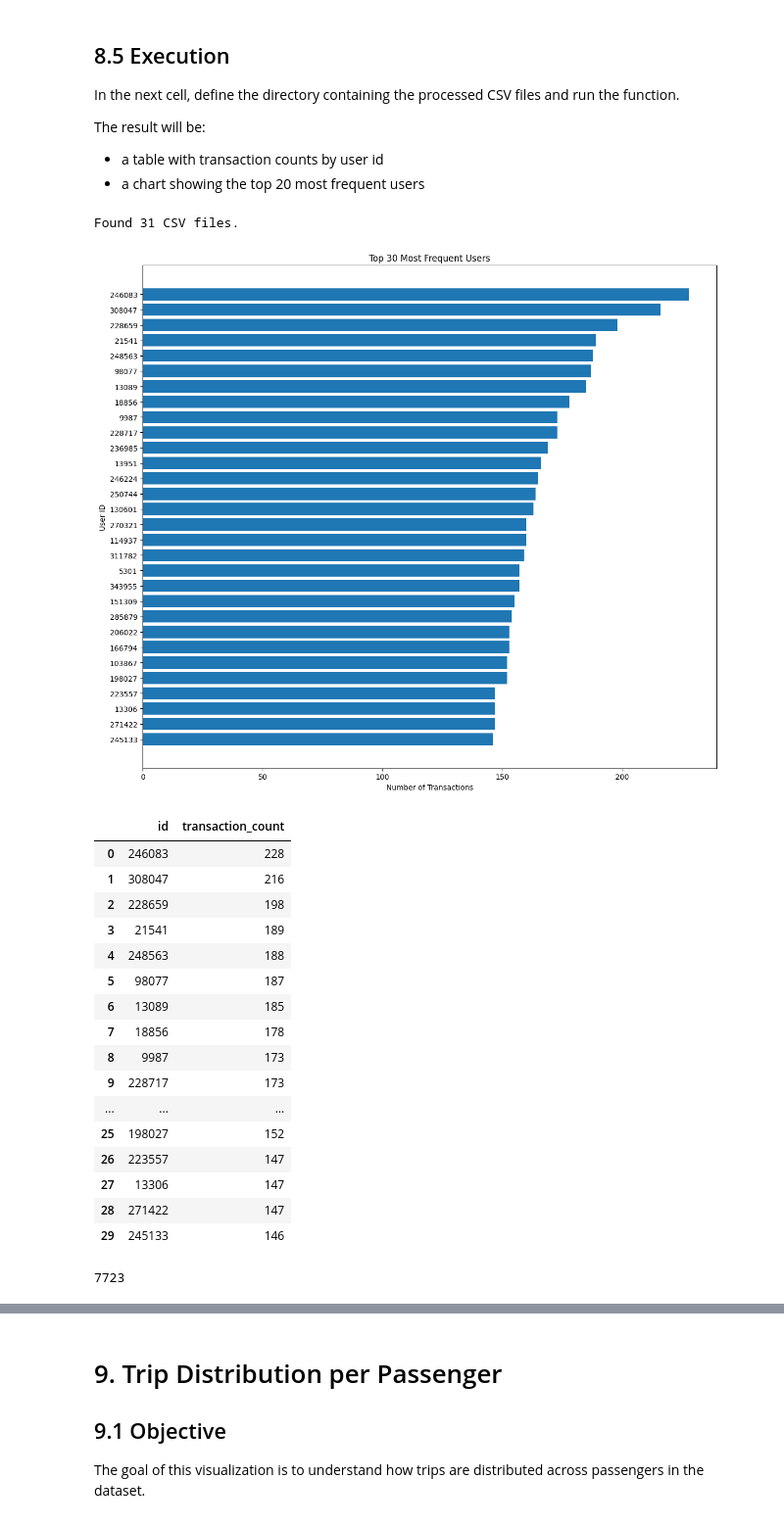
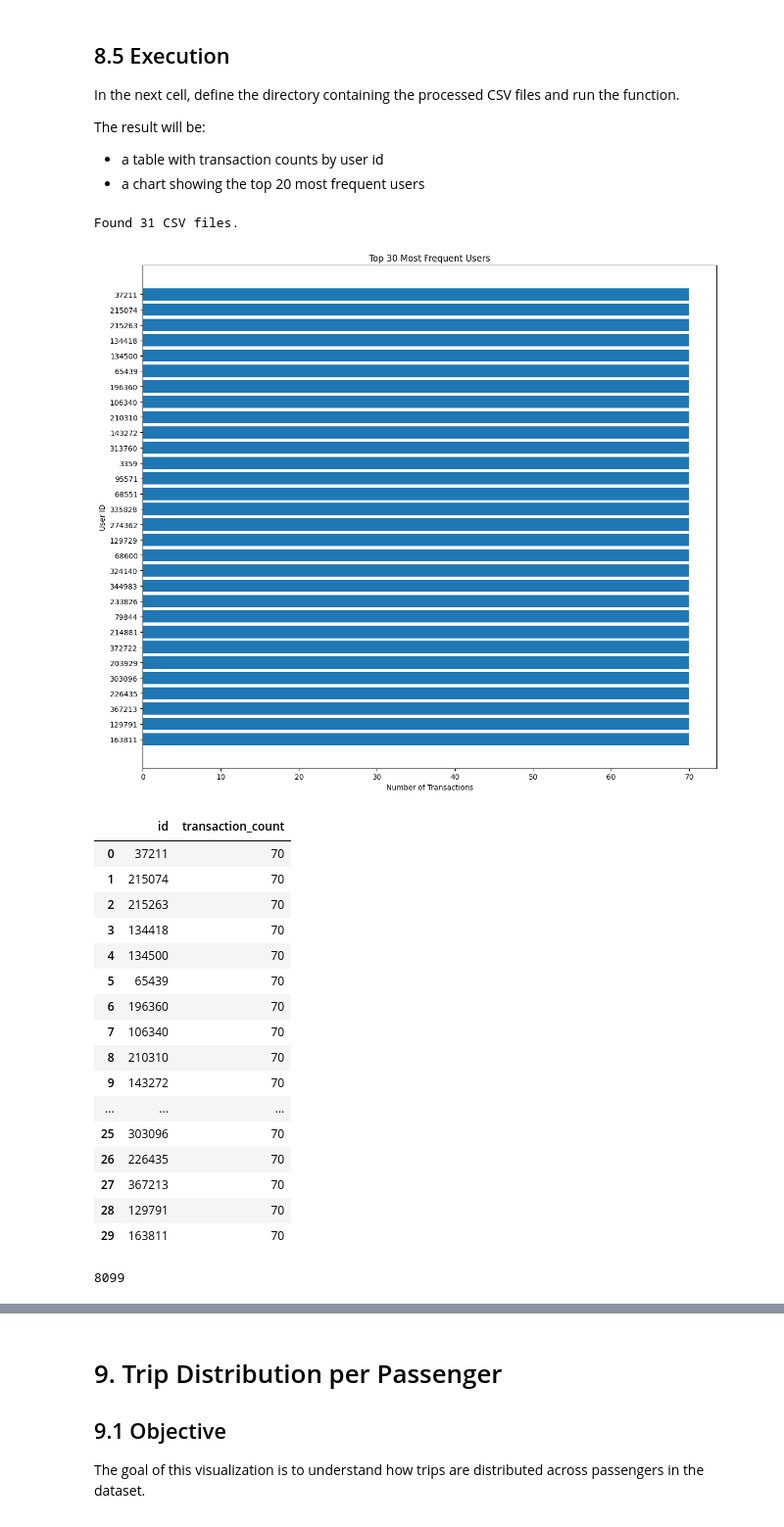
Before and after one commit to lprm-ufes/Netmob2026, a Jupyter notebook: Notebooks/Ticket_Transactions.ipynb, the cells around one changed output, grey strips where cells are left out. Shown at 98% size. Saved outputs shown, nothing was run; the diff lists cells and outputs as text; code cells hidden in the pictures.

```diff
--- a/Notebooks/Ticket_Transactions.ipynb
+++ b/Notebooks/Ticket_Transactions.ipynb
@@ -1439,39 +1439,39 @@ The result will be:
 # %%
 # 8.6 Run the analysis
 
 import gc
 
-DATA_DIR = "/data/vm/anonymyzed_seq/"
+DATA_DIR = "../data/anonymized/"
 TOP_N_USERS = 30
 
 user_summary_8 = plot_top_frequent_users(DATA_DIR, top_n=TOP_N_USERS)
 display(user_summary_8.head(TOP_N_USERS))
 
 # Clean up execution-level variables that are no longer necessary.
 del DATA_DIR
 del TOP_N_USERS
 gc.collect()
 # %% [output]
 Found 31 CSV files.
-[figure, old version]
+[figure, new version]
 |  | id | transaction_count |
-| 0 | 246083 | 228 |
-| 1 | 308047 | 216 |
-| 2 | 228659 | 198 |
-| 3 | 21541 | 189 |
-| 4 | 248563 | 188 |
-| 5 | 98077 | 187 |
-| 6 | 13089 | 185 |
-| 7 | 18856 | 178 |
-| 8 | 9987 | 173 |
-| 9 | 228717 | 173 |
+| 0 | 37211 | 70 |
+| 1 | 215074 | 70 |
+| 2 | 215263 | 70 |
+| 3 | 134418 | 70 |
+| 4 | 134500 | 70 |
+| 5 | 65439 | 70 |
+| 6 | 196360 | 70 |
+| 7 | 106340 | 70 |
+| 8 | 210310 | 70 |
+| 9 | 143272 | 70 |
 | ... | ... | ... |
-| 25 | 198027 | 152 |
-| 26 | 223557 | 147 |
-| 27 | 13306 | 147 |
-| 28 | 271422 | 147 |
-| 29 | 245133 | 146 |
+| 25 | 303096 | 70 |
+| 26 | 226435 | 70 |
+| 27 | 367213 | 70 |
+| 28 | 129791 | 70 |
+| 29 | 163811 | 70 |
-7723
+8099
 # %%
 TOP_N_USERS = 20
 display(user_summary_8.iloc[1:].head(TOP_N_USERS))
```
Also changed, not shown: parts of 14 cells of this notebook, 1 other file.
